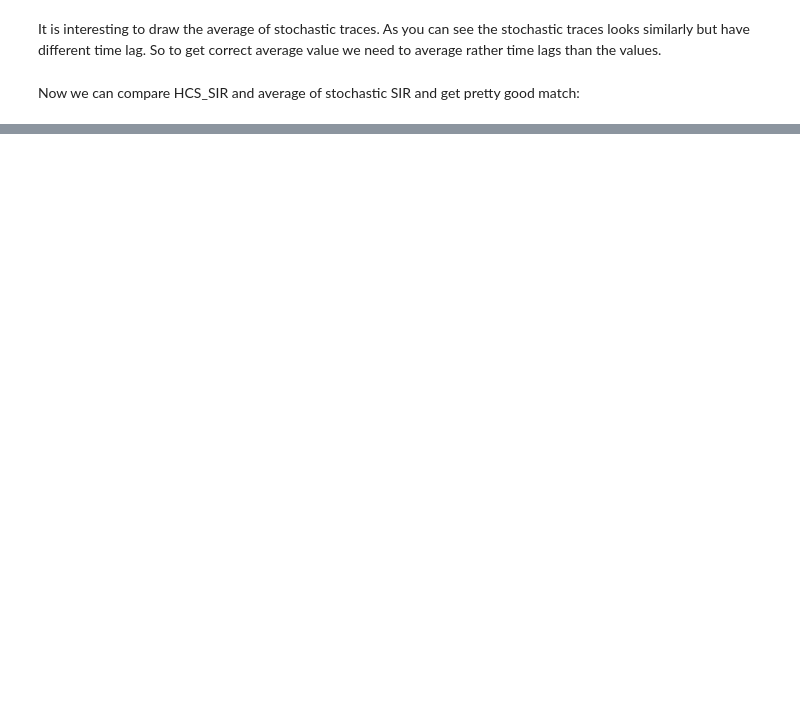
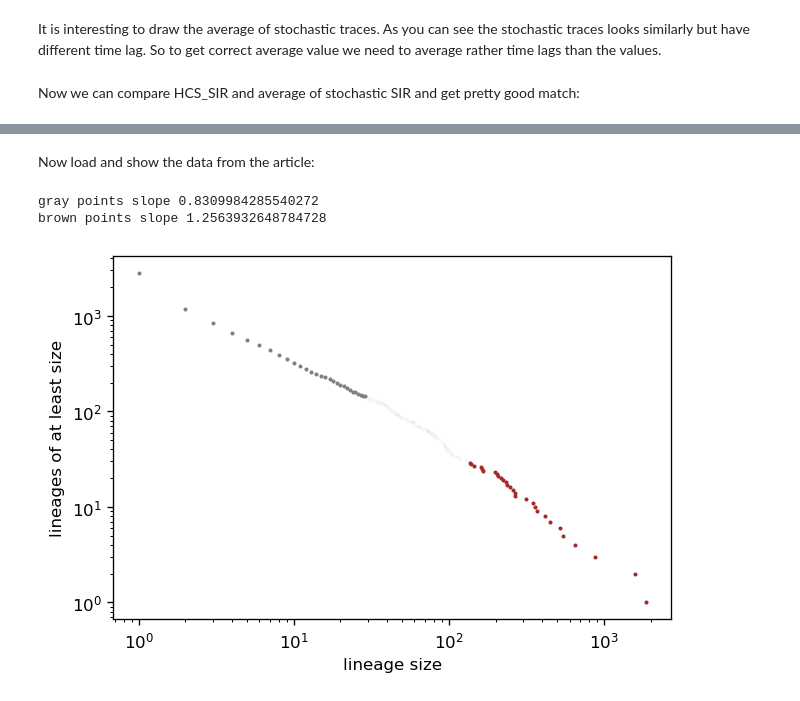
Before and after one commit to ivvaan/A-disease-spread-inhomogeneous-models, a Jupyter notebook: stochastic_SIR_C++_implementation_lineages_tracing.ipynb, the cells around one changed output, grey strips where cells are left out. Saved outputs shown, nothing was run; the diff lists cells and outputs as text; code cells hidden in the pictures; blank space fills up the shorter version.

```diff
--- a/stochastic_SIR_C++_implementation_lineages_tracing.ipynb
+++ b/stochastic_SIR_C++_implementation_lineages_tracing.ipynb
@@ -135,0 +197,10 @@ plt.show()
+# %% [markdown]
+Now load and show the data from the article:
+# %%
+lin_name,lin_size,f_date,l_date=np.loadtxt('abf2946-Data-S4.csv',
+                                delimiter=",",dtype='U24',skiprows=1,usecols=(0,1,4,5))[:-1].T
+draw_lineages_distr(freq_from_lineages,[lin_size.astype('f8'),])
+# %% [output]
+gray points slope 0.8309984285540272
+brown points slope 1.2563932648784728
+[figure, added]
```
Also changed, not shown: parts of 12 cells of this notebook, 1 other file.
